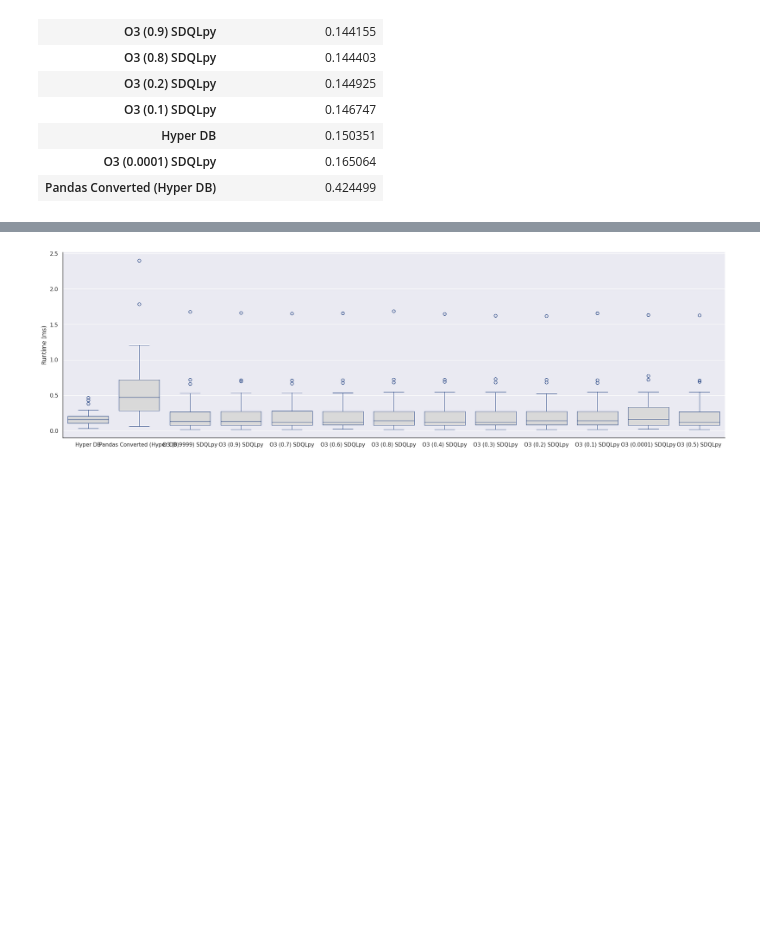
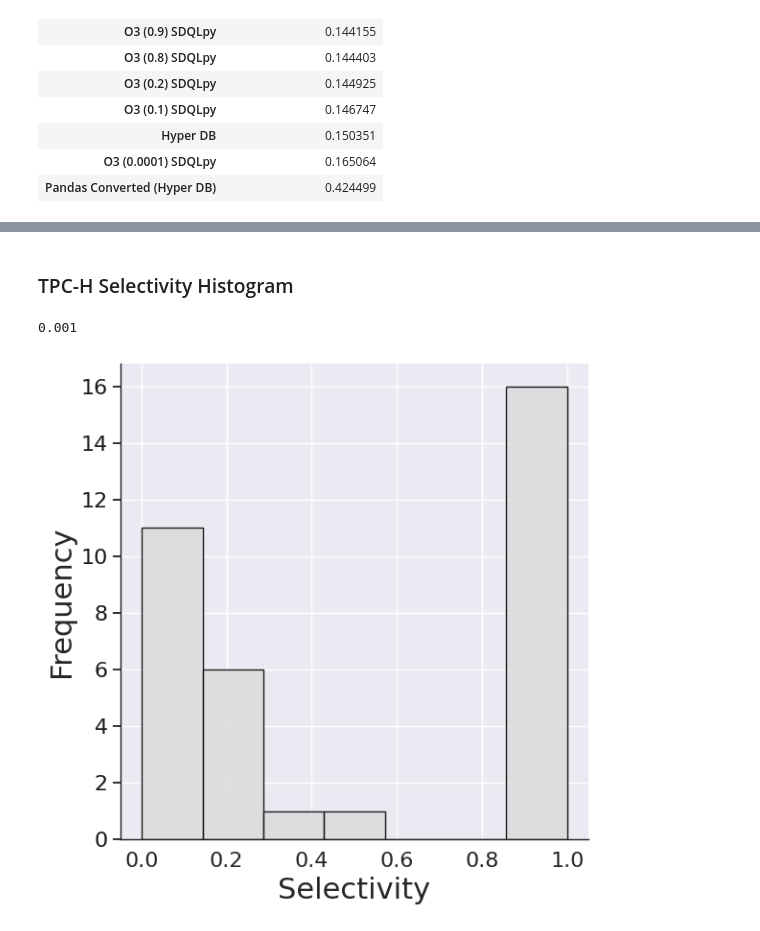
Before and after one commit to groegercesg/QueryBridge, a Jupyter notebook: benchmarking/notebooks/year2_report.ipynb, the cells around one changed output, grey strips where cells are left out. Cells and saved outputs as stored; diff of their text form; code cells hidden in the pictures; blank space fills up the shorter version.

Commit message:
Generated more figures and added precise numbers to the Optimisation Chapter

```diff
--- a/benchmarking/notebooks/year2_report.ipynb
+++ b/benchmarking/notebooks/year2_report.ipynb
@@ -321,0 +330,2 @@ Worst O3: -5.908017657324707
+# %%
+naive_runtime = 0.155856
@@ -322,25 +402,43 @@ Worst O3: -5.908017657324707
+# %% [markdown]
+### TPC-H Selectivity Histogram
+# %%
+selectivity_data = pd.read_csv("../../tpch_cardinality_tracking.csv")
+# %%
+min(list(selectivity_data["Cardinalities"]))
+# %% [output]
+0.001
 # %%
-sns.set_theme(rc={'figure.figsize':(20,6)})
+sns.set_theme(rc={'figure.figsize':(6,6)})
 
-ax = sns.boxplot(data=results, x="Query Type", y="Mean", color="#D9D9D9", linecolor="#137", linewidth=.75)
+plt.rcParams['patch.linewidth'] = 1.0
+plt.rcParams['patch.edgecolor'] = 'k'
 
-ax.set_ylabel("Runtime (ms)")
-ax.set_xlabel("")
+# Set order
+ax = sns.histplot(data=selectivity_data, x="Cardinalities", color="#D9D9D9")
+
+ax.set_ylabel("Frequency", fontsize=22)
+ax.set_xlabel("Selectivity", fontsize=22)
 
 # Make axes weightier
 plt.setp(ax.spines.values(), linewidth=1)
 
 for spine in ax.spines.values():
     spine.set_edgecolor('k')
 
+
+ax.tick_params(axis='x', which='major', labelsize=16)
+ax.tick_params(axis='y', which='major', direction="out", colors="k", left=True, labelsize=16)
+
 ax.spines[['right', 'top']].set_visible(False)
+
 
 plt.tight_layout()
 
-# if filename != None:
-#     os.makedirs(os.path.dirname(filename), exist_ok=True)
-#     plt.savefig(filename, bbox_inches="tight", transparent=True)
+filename = f"../analysis_results/y2_report/tpch_selectivies.pdf"
+if filename != None:
+    os.makedirs(os.path.dirname(filename), exist_ok=True)
+    plt.savefig(filename, bbox_inches="tight", transparent=True)
 
 plt.show()
 # %% [output]
-[figure, old version]
+[figure, new version]
```
Also changed, not shown: parts of 7 cells of this notebook, 9 other files.
